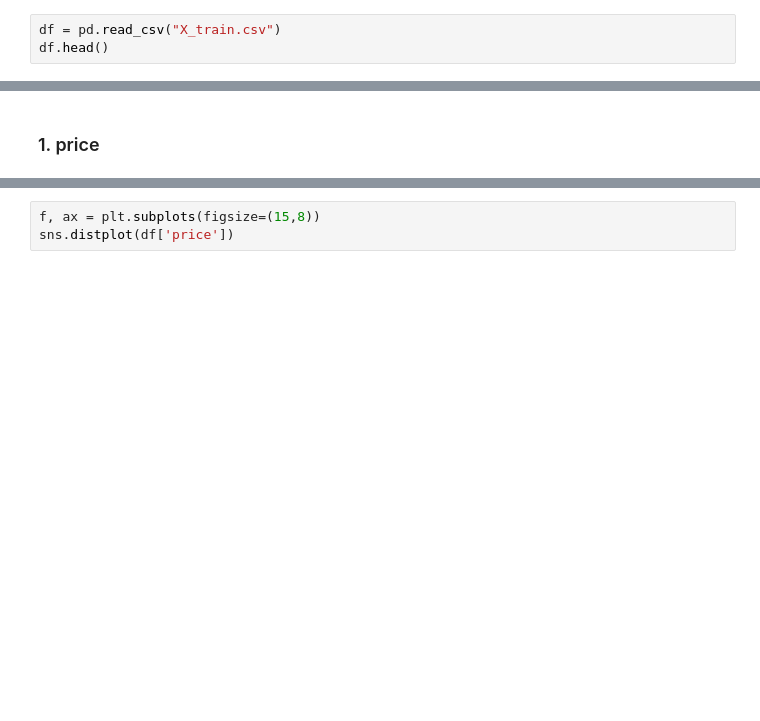
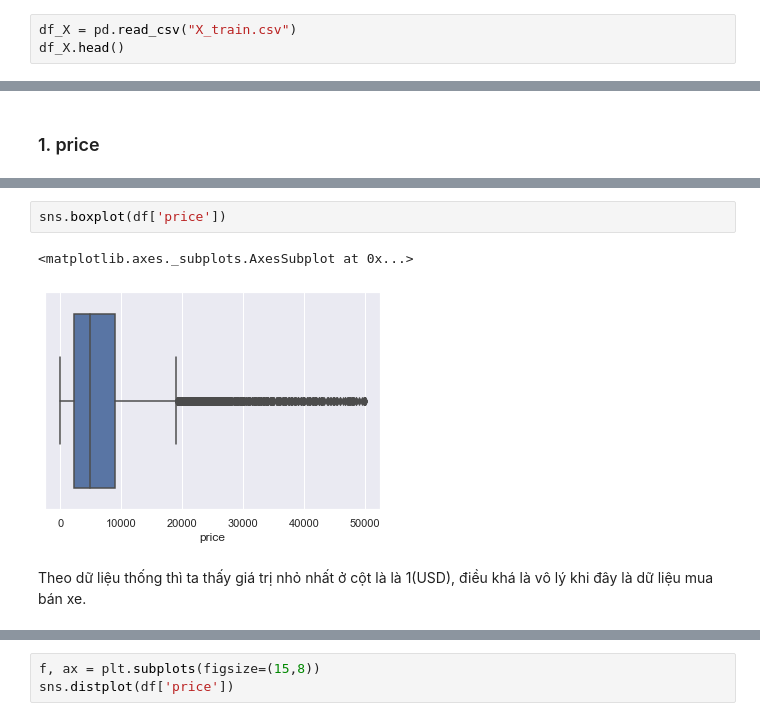
Before and after one commit to ducanh2505/Project1-linear_regression, a Jupyter notebook: Linear_regression.ipynb, the cells around one changed output, grey strips where cells are left out. Drawn from its saved outputs; the diff is of its cells as text; blank space fills up the shorter version.

```diff
--- a/Linear_regression.ipynb
+++ b/Linear_regression.ipynb
@@ -16,8 +18,8 @@ Cho tập dữ liệu về một trang mua bán xe hơi cũ. Tập dữu liệu
 # %% [markdown]
 ### Dữ liệu trong Phần X được mô tả như sau:
 # %%
-df = pd.read_csv("X_train.csv")
-df.head()
+df_X = pd.read_csv("X_train.csv")
+df_X.head()
 # %% [output]
 |  | id | manufacturer | model | transmission | color | odometer | year | engineFuel | engineType | ... |
 | 0 | 1 | Hyundai | i40 | automatic | red | 48000 | 2014 | gasoline | gasoline | ... |
@@ -204,0 +221,7 @@ df
+# %%
+sns.boxplot(df['price'])
+# %% [output]
+<matplotlib.axes._subplots.AxesSubplot at 0x...>
+[figure, added]
+# %% [markdown]
+Theo dữ liệu thống thì ta thấy giá trị nhỏ nhất ở cột là là 1(USD), điều khá là vô lý khi đây là dữ liệu mua bán xe.
```
Also changed, not shown: parts of 111 cells of this notebook.
